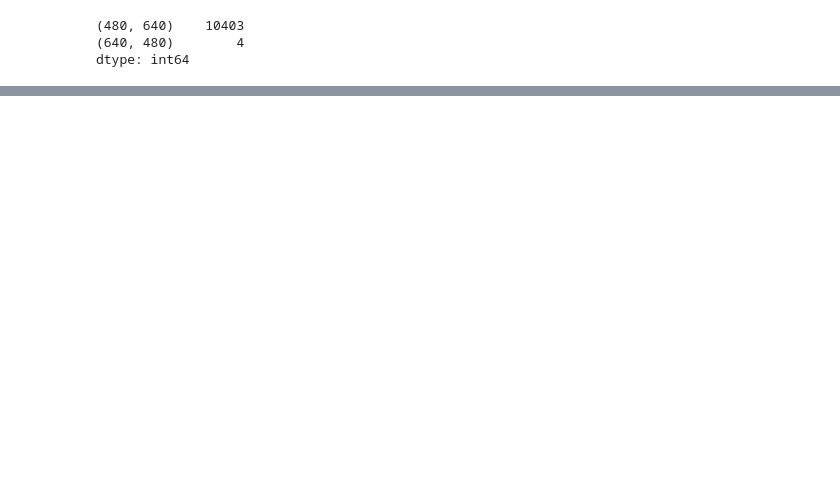
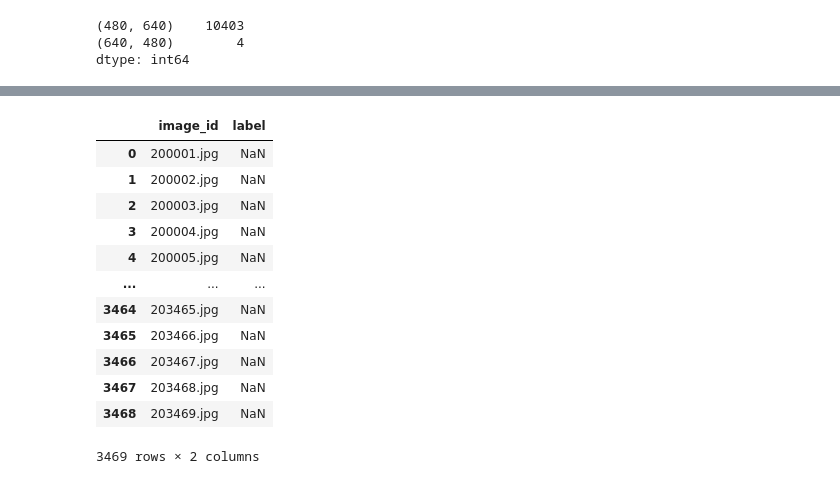
Before and after one commit to flostracke/kaggle_paddy_disease, a Jupyter notebook: starter.ipynb, the cells around one changed output, grey strips where cells are left out. Drawn from its saved outputs; the diff is of its cells as text; code cells hidden in the pictures; blank space fills up the shorter version.

Commit message:
first submission

```diff
--- a/starter.ipynb
+++ b/starter.ipynb
@@ -41,0 +59,17 @@ learn = vision_learner(dls, 'resnet26d', metrics=error_rate, path='.').to_fp16()
+# %%
+ss = pd.read_csv(path/'sample_submission.csv')
+ss
+# %% [output]
+|  | image_id | label |
+| 0 | 200001.jpg | NaN |
+| 1 | 200002.jpg | NaN |
+| 2 | 200003.jpg | NaN |
+| 3 | 200004.jpg | NaN |
+| 4 | 200005.jpg | NaN |
+| ... | ... | ... |
+| 3464 | 203465.jpg | NaN |
+| 3465 | 203466.jpg | NaN |
+| 3466 | 203467.jpg | NaN |
+| 3467 | 203468.jpg | NaN |
+| 3468 | 203469.jpg | NaN |
+3469 rows × 2 columns
```
Also changed, not shown: parts of 12 cells of this notebook, 1 other file.
